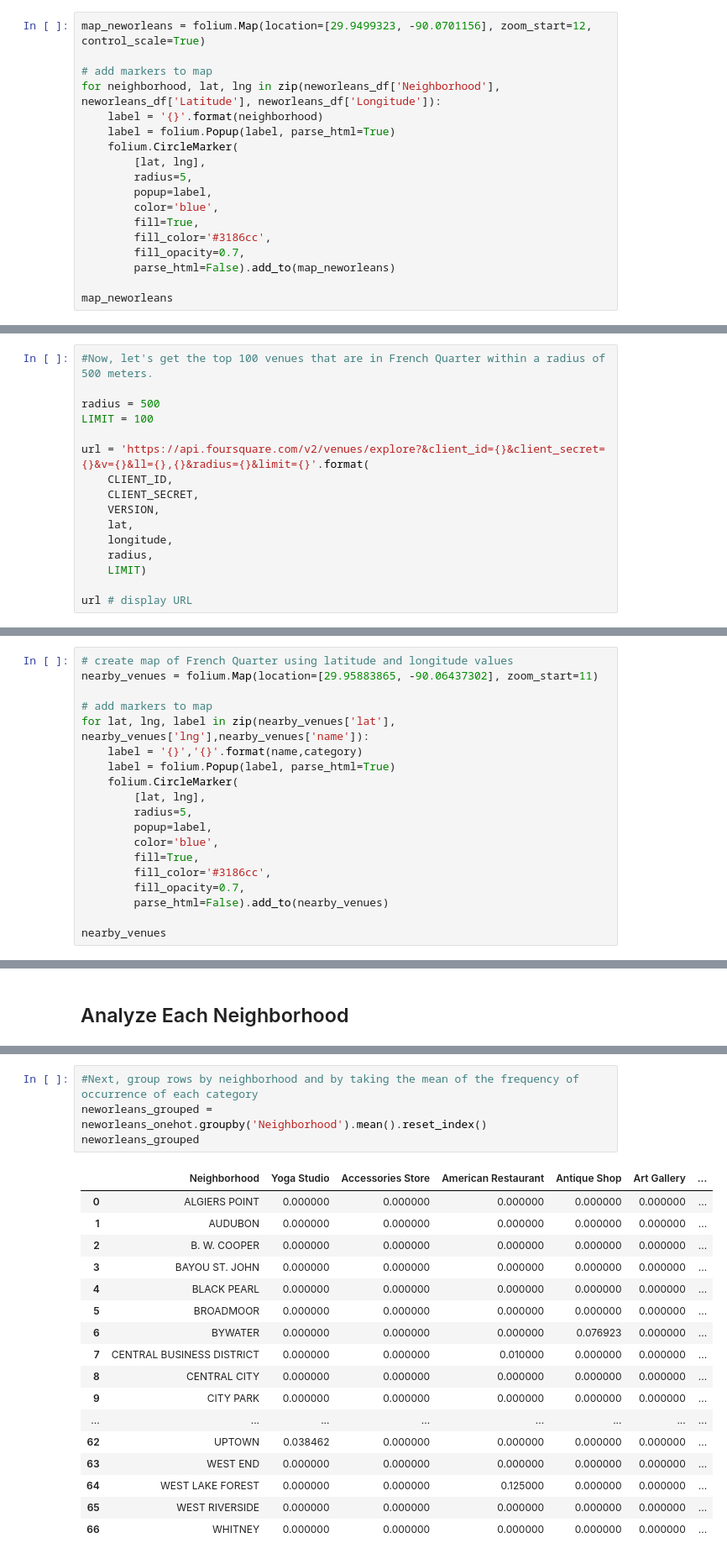
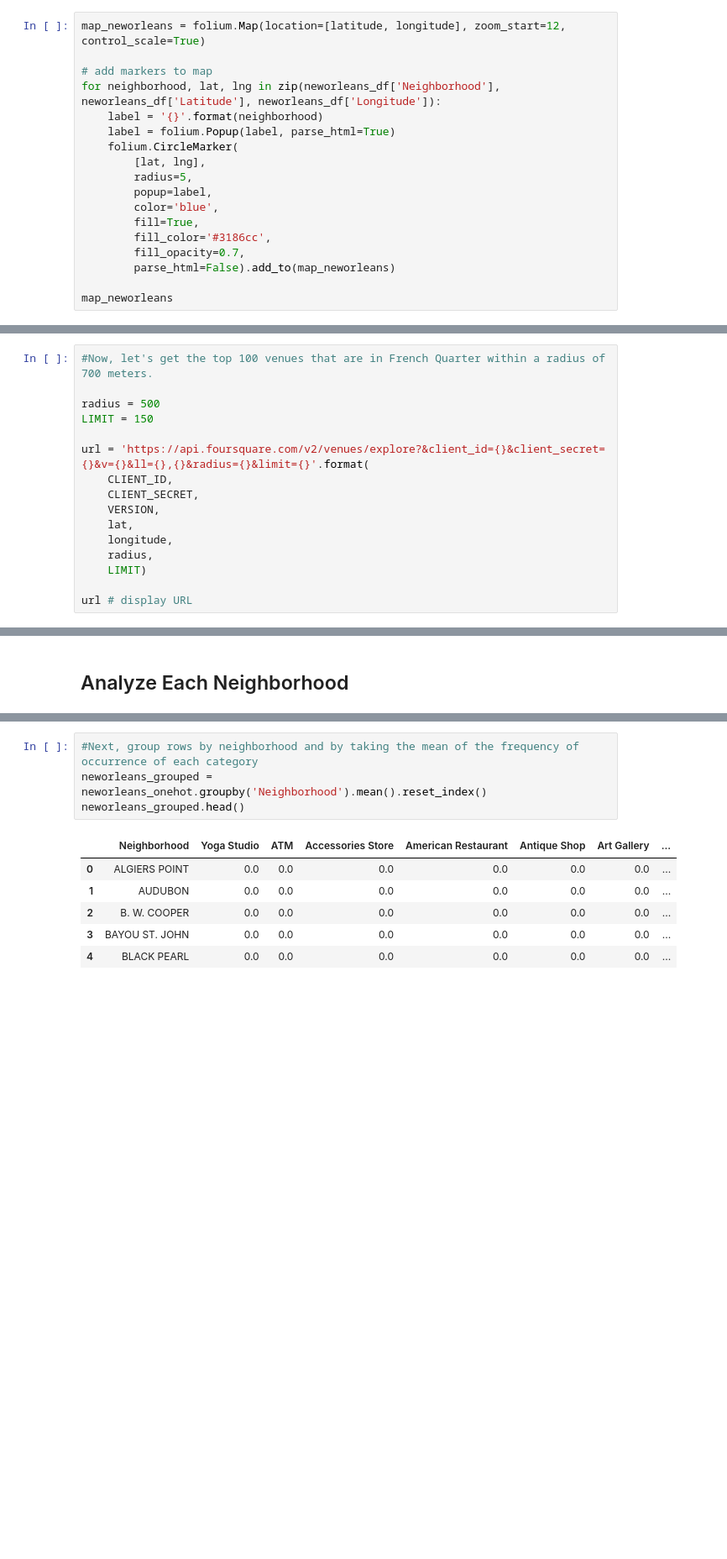
Before and after one commit to GoBadgers/Coursera_Capstone, a Jupyter notebook: Final Capstone Project Data analysis.ipynb, the cells around one changed output, grey strips where cells are left out. Shown at 84% size. Saved outputs shown, nothing was run; the diff lists cells and outputs as text; blank space fills up the shorter version.

Commit message:
Published from Watson Studio.

```diff
--- a/Final Capstone Project Data analysis.ipynb
+++ b/Final Capstone Project Data analysis.ipynb
@@ -116,7 +117,7 @@ The geograpical coordinate of New Orleans are 29.9499323, -90.0701156.
 # %% [markdown]
 # Create the Map of New Orleans
 # %%
-map_neworleans = folium.Map(location=[29.9499323, -90.0701156], zoom_start=12, control_scale=True)
+map_neworleans = folium.Map(location=[latitude, longitude], zoom_start=12, control_scale=True)
 
 # add markers to map
 for neighborhood, lat, lng in zip(neworleans_df['Neighborhood'], neworleans_df['Latitude'], neworleans_df['Longitude']):
@@ -168,10 +167,10 @@ print('Latitude and longitude values of {} are {}, {}.'.format(neighborhood_name
 # %% [output]
 Latitude and longitude values of FRENCH QUARTER are 29.95883865, -90.06437302.
 # %%
-#Now, let's get the top 100 venues that are in French Quarter within a radius of 500 meters.
+#Now, let's get the top 100 venues that are in French Quarter within a radius of 700 meters.
 
 radius = 500
-LIMIT = 100
+LIMIT = 150
 
 url = 'https://api.foursquare.com/v2/venues/explore?&client_id={}&client_secret={}&v={}&ll={},{}&radius={}&limit={}'.format(
     CLIENT_ID,
@@ -254,19 +242,0 @@ nearby_venues
-# %%
-# create map of French Quarter using latitude and longitude values
-nearby_venues = folium.Map(location=[29.95883865, -90.06437302], zoom_start=11)
-
-# add markers to map
-for lat, lng, label in zip(nearby_venues['lat'], nearby_venues['lng'],nearby_venues['name']):
-    label = '{}','{}'.format(name,category)
-    label = folium.Popup(label, parse_html=True)
-    folium.CircleMarker(
-        [lat, lng],
-        radius=5,
-        popup=label,
-        color='blue',
-        fill=True,
-        fill_color='#3186cc',
-        fill_opacity=0.7,
-        parse_html=False).add_to(nearby_venues)
-
-nearby_venues
@@ -405,25 +386,14 @@ neworleans_onehot.shape
 # %%
 #Next, group rows by neighborhood and by taking the mean of the frequency of occurrence of each category
 neworleans_grouped = neworleans_onehot.groupby('Neighborhood').mean().reset_index()
-neworleans_grouped
+neworleans_grouped.head()
 # %% [output]
-|  | Neighborhood | Yoga Studio | Accessories Store | American Restaurant | Antique Shop | Art Gallery | ... |
-| 0 | ALGIERS POINT | 0.000000 | 0.000000 | 0.000000 | 0.000000 | 0.000000 | ... |
-| 1 | AUDUBON | 0.000000 | 0.000000 | 0.000000 | 0.000000 | 0.000000 | ... |
-| 2 | B. W. COOPER | 0.000000 | 0.000000 | 0.000000 | 0.000000 | 0.000000 | ... |
-| 3 | BAYOU ST. JOHN | 0.000000 | 0.000000 | 0.000000 | 0.000000 | 0.000000 | ... |
-| 4 | BLACK PEARL | 0.000000 | 0.000000 | 0.000000 | 0.000000 | 0.000000 | ... |
-| 5 | BROADMOOR | 0.000000 | 0.000000 | 0.000000 | 0.000000 | 0.000000 | ... |
-| 6 | BYWATER | 0.000000 | 0.000000 | 0.000000 | 0.076923 | 0.000000 | ... |
-| 7 | CENTRAL BUSINESS DISTRICT | 0.000000 | 0.000000 | 0.010000 | 0.000000 | 0.000000 | ... |
-| 8 | CENTRAL CITY | 0.000000 | 0.000000 | 0.000000 | 0.000000 | 0.000000 | ... |
-| 9 | CITY PARK | 0.000000 | 0.000000 | 0.000000 | 0.000000 | 0.000000 | ... |
-| ... | ... | ... | ... | ... | ... | ... | ... |
-| 62 | UPTOWN | 0.038462 | 0.000000 | 0.000000 | 0.000000 | 0.000000 | ... |
-| 63 | WEST END | 0.000000 | 0.000000 | 0.000000 | 0.000000 | 0.000000 | ... |
-| 64 | WEST LAKE FOREST | 0.000000 | 0.000000 | 0.125000 | 0.000000 | 0.000000 | ... |
-| 65 | WEST RIVERSIDE | 0.000000 | 0.000000 | 0.000000 | 0.000000 | 0.000000 | ... |
-| 66 | WHITNEY | 0.000000 | 0.000000 | 0.000000 | 0.000000 | 0.000000 | ... |
+|  | Neighborhood | Yoga Studio | ATM | Accessories Store | American Restaurant | Antique Shop | Art Gallery | ... |
+| 0 | ALGIERS POINT | 0.0 | 0.0 | 0.0 | 0.0 | 0.0 | 0.0 | ... |
+| 1 | AUDUBON | 0.0 | 0.0 | 0.0 | 0.0 | 0.0 | 0.0 | ... |
+| 2 | B. W. COOPER | 0.0 | 0.0 | 0.0 | 0.0 | 0.0 | 0.0 | ... |
+| 3 | BAYOU ST. JOHN | 0.0 | 0.0 | 0.0 | 0.0 | 0.0 | 0.0 | ... |
+| 4 | BLACK PEARL | 0.0 | 0.0 | 0.0 | 0.0 | 0.0 | 0.0 | ... |
 # %%
 #confirm the new size
 neworleans_grouped.shape
```
Also changed, not shown: parts of 36 cells of this notebook.
